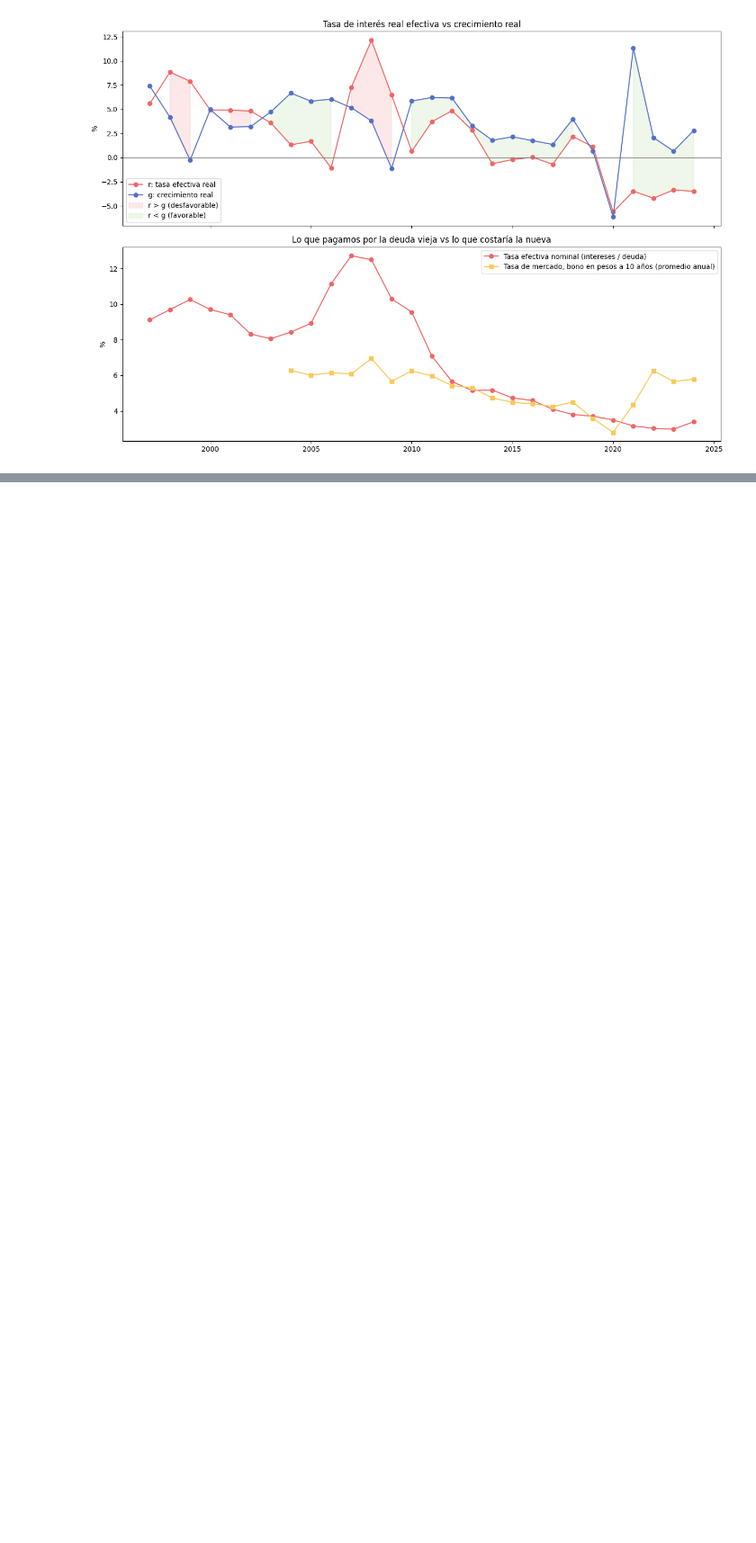
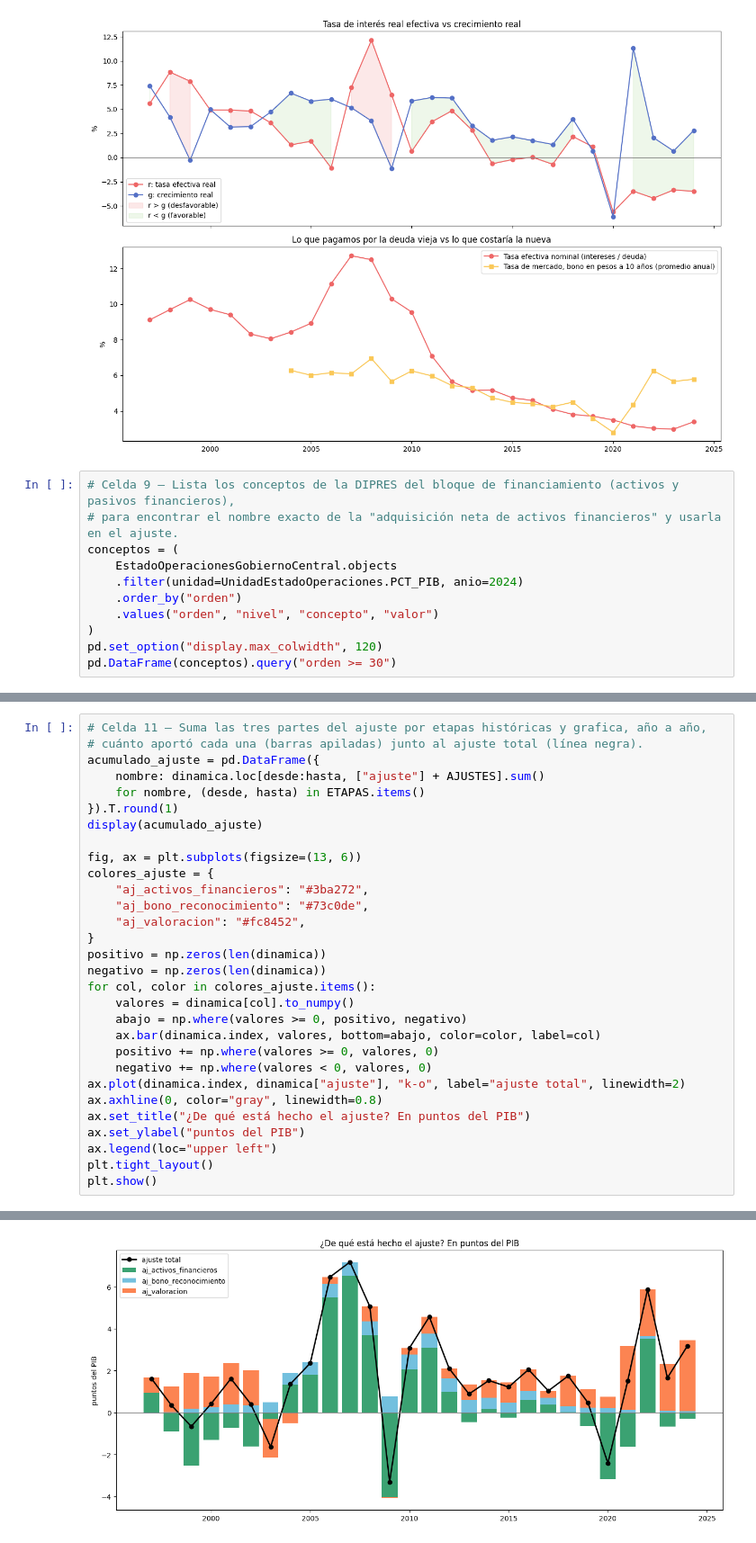
Before and after one commit to nombre00/gestor_datos_economicos, a Jupyter notebook: notebooks/002_dinamica_deuda.ipynb, the cells around one changed output, grey strips where cells are left out. Shown at 90% size. Drawn from its saved outputs; the diff is of its cells as text; blank space fills up the shorter version.

```diff
--- a/notebooks/002_dinamica_deuda.ipynb
+++ b/notebooks/002_dinamica_deuda.ipynb
@@ -269,3 +269,14 @@ plt.tight_layout()
 plt.show()
 # %% [output]
 [figure]
+# %%
+# Celda 9 — Lista los conceptos de la DIPRES del bloque de financiamiento (activos y pasivos financieros),
+# para encontrar el nombre exacto de la "adquisición neta de activos financieros" y usarla en el ajuste.
+conceptos = (
+    EstadoOperacionesGobiernoCentral.objects
+    .filter(unidad=UnidadEstadoOperaciones.PCT_PIB, anio=2024)
+    .order_by("orden")
+    .values("orden", "nivel", "concepto", "valor")
+)
+pd.set_option("display.max_colwidth", 120)
+pd.DataFrame(conceptos).query("orden >= 30")
@@ -271,0 +359,31 @@ plt.show()
+# %%
+# Celda 11 — Suma las tres partes del ajuste por etapas históricas y grafica, año a año,
+# cuánto aportó cada una (barras apiladas) junto al ajuste total (línea negra).
+acumulado_ajuste = pd.DataFrame({
+    nombre: dinamica.loc[desde:hasta, ["ajuste"] + AJUSTES].sum()
+    for nombre, (desde, hasta) in ETAPAS.items()
+}).T.round(1)
+display(acumulado_ajuste)
+
+fig, ax = plt.subplots(figsize=(13, 6))
+colores_ajuste = {
+    "aj_activos_financieros": "#3ba272",
+    "aj_bono_reconocimiento": "#73c0de",
+    "aj_valoracion": "#fc8452",
+}
+positivo = np.zeros(len(dinamica))
+negativo = np.zeros(len(dinamica))
+for col, color in colores_ajuste.items():
+    valores = dinamica[col].to_numpy()
+    abajo = np.where(valores >= 0, positivo, negativo)
+    ax.bar(dinamica.index, valores, bottom=abajo, color=color, label=col)
+    positivo += np.where(valores >= 0, valores, 0)
+    negativo += np.where(valores < 0, valores, 0)
+ax.plot(dinamica.index, dinamica["ajuste"], "k-o", label="ajuste total", linewidth=2)
+ax.axhline(0, color="gray", linewidth=0.8)
+ax.set_title("¿De qué está hecho el ajuste? En puntos del PIB")
+ax.set_ylabel("puntos del PIB")
+ax.legend(loc="upper left")
+plt.tight_layout()
+plt.show()
+# %% [output]
@@ -271,0 +396 @@ plt.show()
+[figure, added]
```
Also changed, not shown: parts of 12 cells of this notebook.
